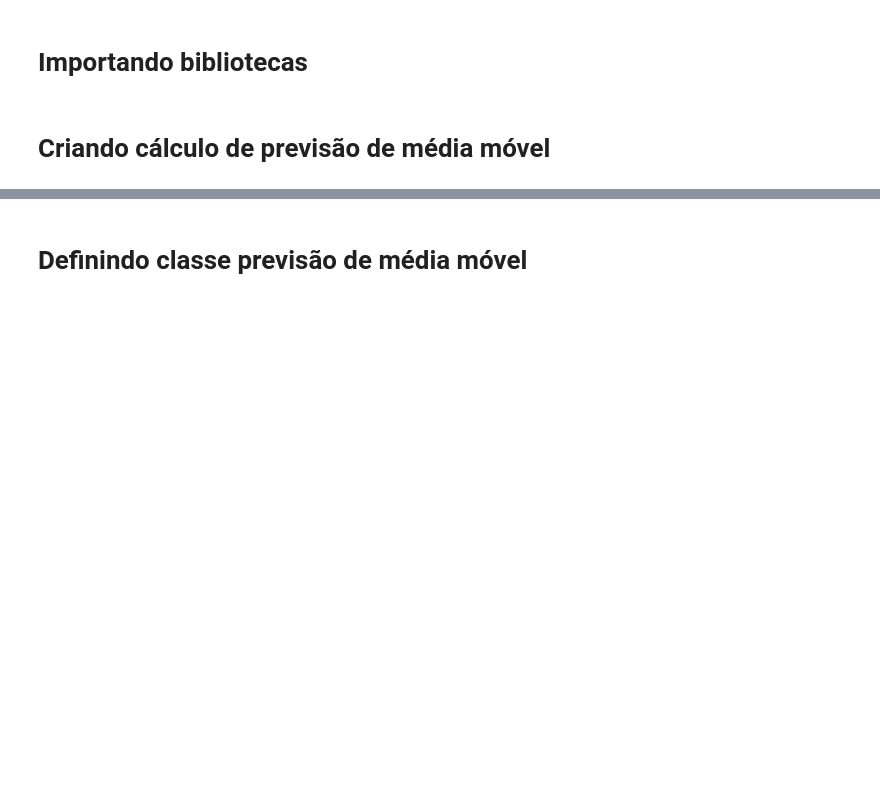
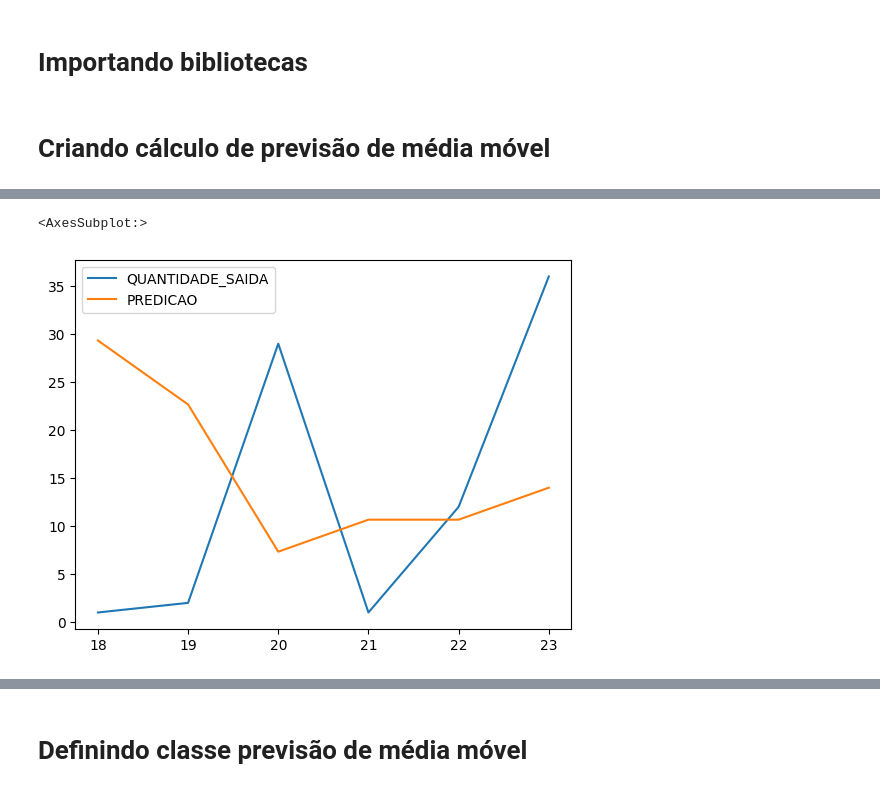
Before and after one commit to tonylincon1/MVP-Predict-Stock, a Jupyter notebook: src/notebooks_test/testing_predict_mean.ipynb, the cells around one changed output, grey strips where cells are left out. Cells and saved outputs as stored; diff of their text form; code cells hidden in the pictures; blank space fills up the shorter version.

```diff
--- a/src/notebooks_test/testing_predict_mean.ipynb
+++ b/src/notebooks_test/testing_predict_mean.ipynb
@@ -52,0 +81,5 @@ mean_absolute_error(data_predict_media_movel.query("NUMERO_REGISTRO_PRODUTO == 1
+# %%
+data_predict_media_movel.query("NUMERO_REGISTRO_PRODUTO == 10277002")[["QUANTIDADE_SAIDA","PREDICAO"]][-6:].plot()
+# %% [output]
+<AxesSubplot:>
+[figure, added]
```
Also changed, not shown: parts of 18 cells of this notebook, 18 other files.
